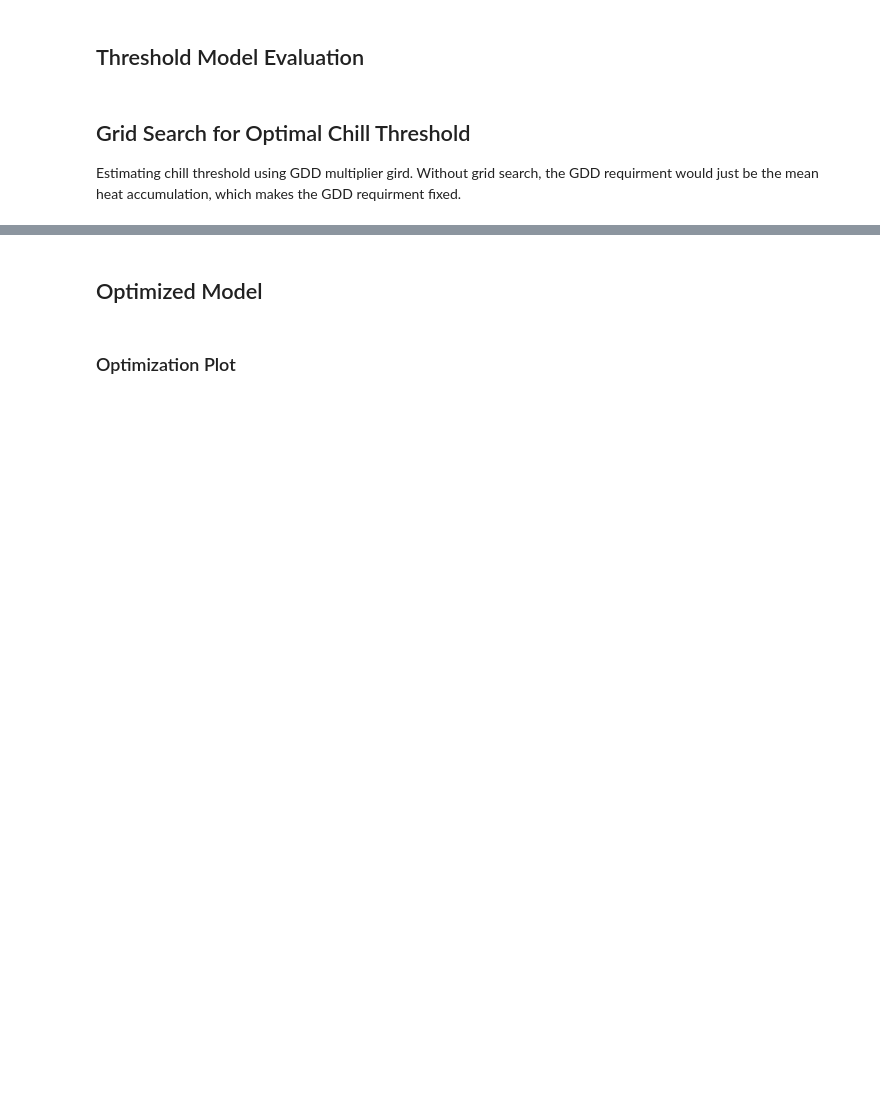
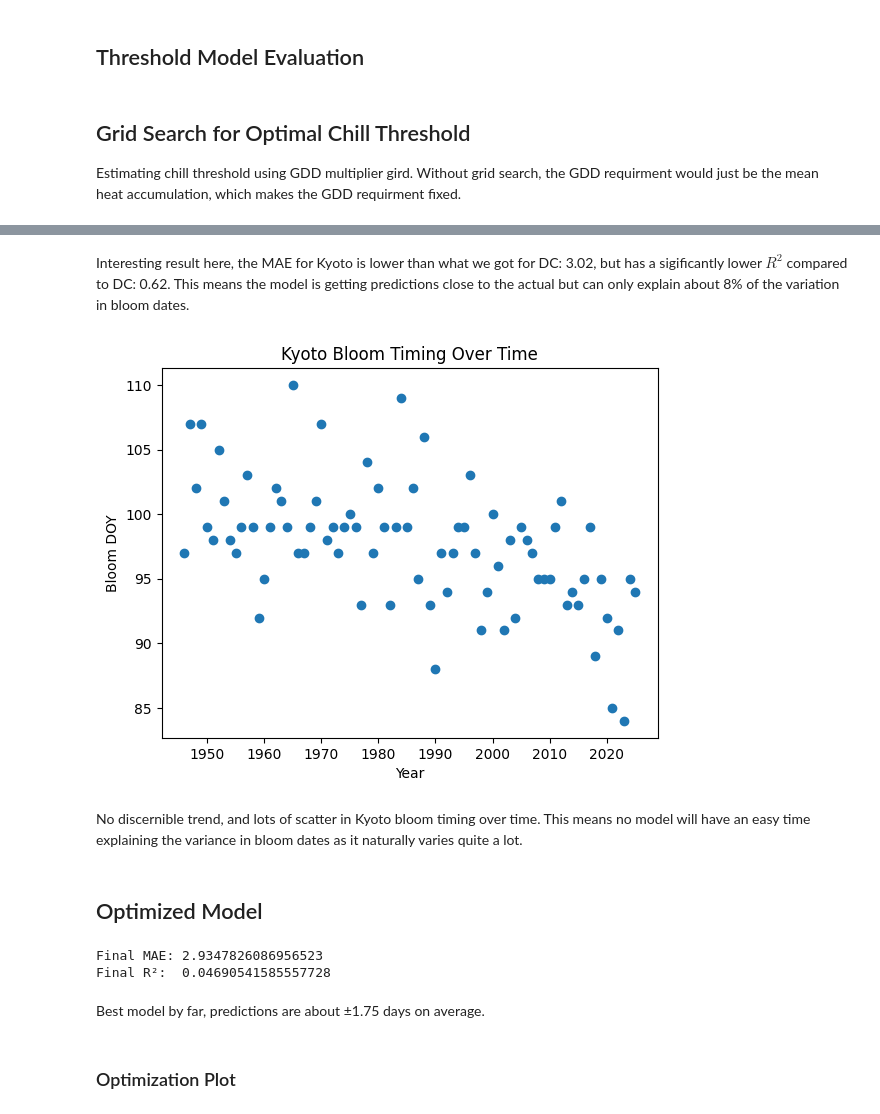
Before and after one commit to joe-ledford-04/WSA-Petals-and-Probabilities-2026-Team-Data-United-, a Jupyter notebook: kyoto_model.ipynb, the cells around one changed output, grey strips where cells are left out. Saved outputs shown, nothing was run; the diff lists cells and outputs as text; code cells hidden in the pictures; blank space fills up the shorter version.

Commit message:
Got final predictions for all cities.

```diff
--- a/kyoto_model.ipynb
+++ b/kyoto_model.ipynb
@@ -197,31 +226,37 @@ ValueError: attempt to get argmin of an empty sequence
+# %% [markdown]
+Interesting result here, the MAE for Kyoto is lower than what we got for DC: 3.02, but has a sigificantly lower $R^2$ compared to DC: 0.62. This means the model is getting predictions close to the actual but can only explain about 8% of the variation in bloom dates.
+# %%
+plt.scatter(bloom["year"], bloom["bloom_doy"])
+plt.xlabel("Year")
+plt.ylabel("Bloom DOY")
+plt.title("Kyoto Bloom Timing Over Time")
+plt.show()
+# %% [output]
+[figure, added]
+# %% [markdown]
+No discernible trend, and lots of scatter in Kyoto bloom timing over time. This means no model will have an easy time explaining the variance in bloom dates as it naturally varies quite a lot.
 # %% [markdown]
 ## Optimized Model
 # %%
-best_threshold = int(best_row["chill_threshold"])
-best_GDD = best_row["GDD_requirement"]
+predictions = []
+actuals     = []
+pred_years  = []
 
-predictions = []
-actuals = []
-
-for year in bloom["year"]:
-
-    pred = simulate_bloom_year(
-        temps,
-        year,
-        best_threshold,
-        best_GDD
-    )
+for year in bloom['year']:
+    pred = simulate_bloom_year(temps, year, best_threshold, best_GDD)
 
     if pred is not None:
         predictions.append(pred)
-        actuals.append(
-            bloom.loc[
-                bloom["year"] == year, "bloom_doy"
-            ].values[0]
-        )
+        actuals.append(bloom.loc[bloom['year'] == year, 'bloom_doy'].values[0])
+        pred_years.append(year)
 
 print("Final MAE:", mean_absolute_error(actuals, predictions))
-print("Final R²:", r2_score(actuals, predictions))
+print("Final R²: ", r2_score(actuals, predictions))
+# %% [output]
+Final MAE: 2.9347826086956523
+Final R²:  0.04690541585557728
+# %% [markdown]
+Best model by far, predictions are about ±1.75 days on average.
 # %% [markdown]
 ### Optimization Plot
 # %%
```
Also changed, not shown: parts of 19 cells of this notebook, 9 other files.
